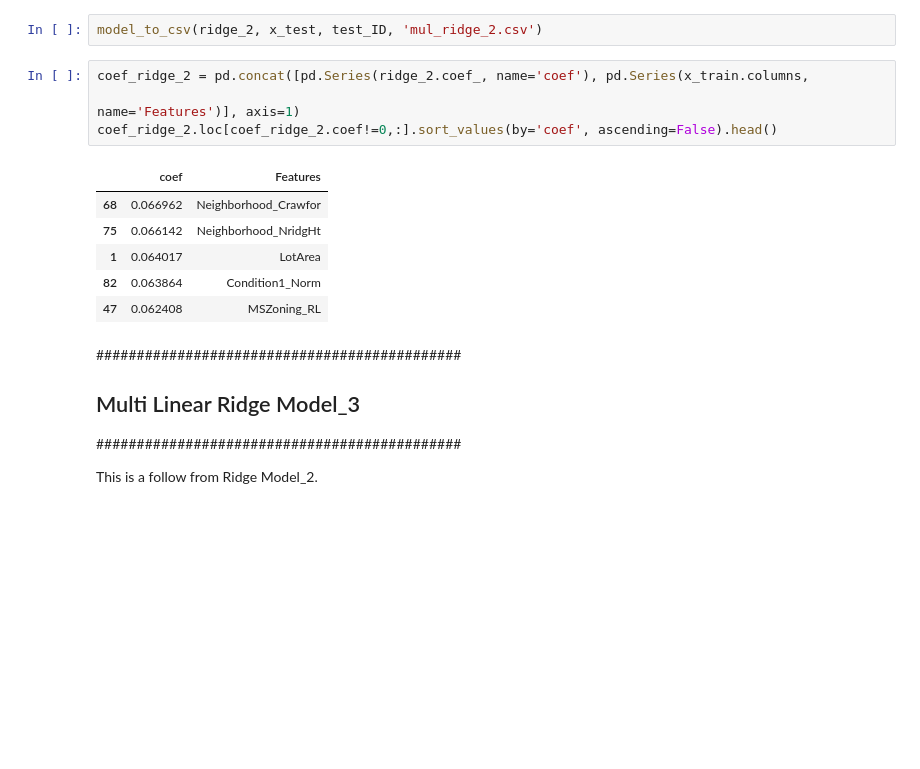
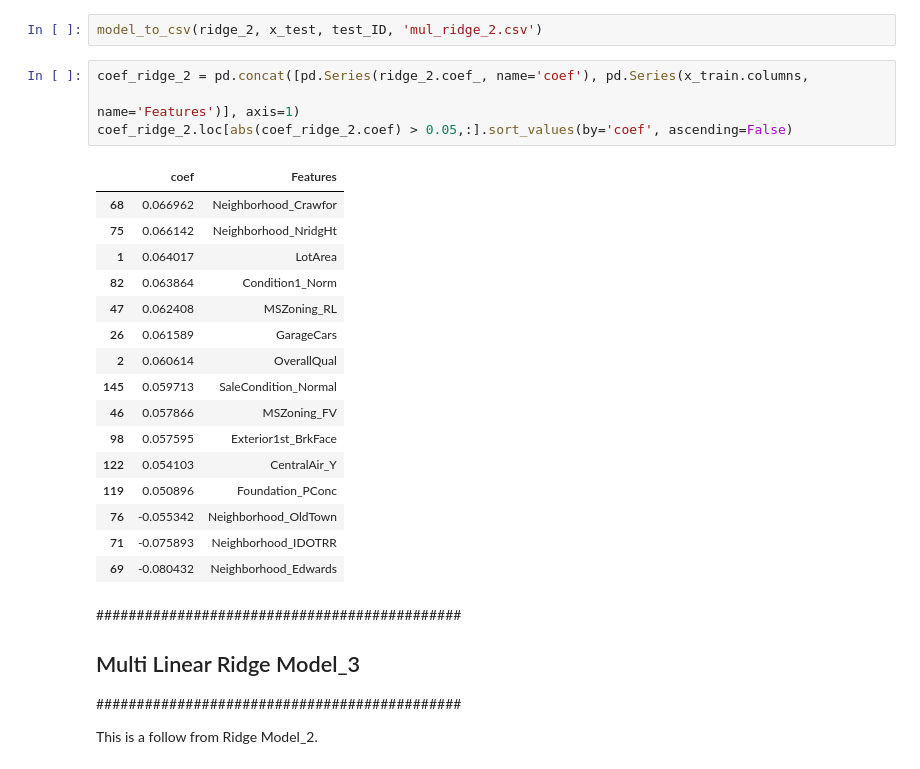
Before and after one commit to joshualee791204/Octopus, a Jupyter notebook: Jason/Models.ipynb, the cells around one changed output. Saved outputs shown, nothing was run; the diff lists cells and outputs as text; blank space fills up the shorter version.

```diff
--- a/Jason/Models.ipynb
+++ b/Jason/Models.ipynb
@@ -276,14 +237,24 @@ model_to_csv(ridge_2, x_test, test_ID, 'mul_ridge_2.csv')
 # %%
 coef_ridge_2 = pd.concat([pd.Series(ridge_2.coef_, name='coef'), pd.Series(x_train.columns,
                                                                                      name='Features')], axis=1)
-coef_ridge_2.loc[coef_ridge_2.coef!=0,:].sort_values(by='coef', ascending=False).head()
+coef_ridge_2.loc[abs(coef_ridge_2.coef) > 0.05,:].sort_values(by='coef', ascending=False)
 # %% [output]
 |  | coef | Features |
 | 68 | 0.066962 | Neighborhood_Crawfor |
 | 75 | 0.066142 | Neighborhood_NridgHt |
 | 1 | 0.064017 | LotArea |
 | 82 | 0.063864 | Condition1_Norm |
 | 47 | 0.062408 | MSZoning_RL |
+| 26 | 0.061589 | GarageCars |
+| 2 | 0.060614 | OverallQual |
+| 145 | 0.059713 | SaleCondition_Normal |
+| 46 | 0.057866 | MSZoning_FV |
+| 98 | 0.057595 | Exterior1st_BrkFace |
+| 122 | 0.054103 | CentralAir_Y |
+| 119 | 0.050896 | Foundation_PConc |
+| 76 | -0.055342 | Neighborhood_OldTown |
+| 71 | -0.075893 | Neighborhood_IDOTRR |
+| 69 | -0.080432 | Neighborhood_Edwards |
 # %% [markdown]
 #############################################
 ## Multi Linear Ridge Model_3
```
Also changed, not shown: parts of 40 cells of this notebook, 12 other files.
